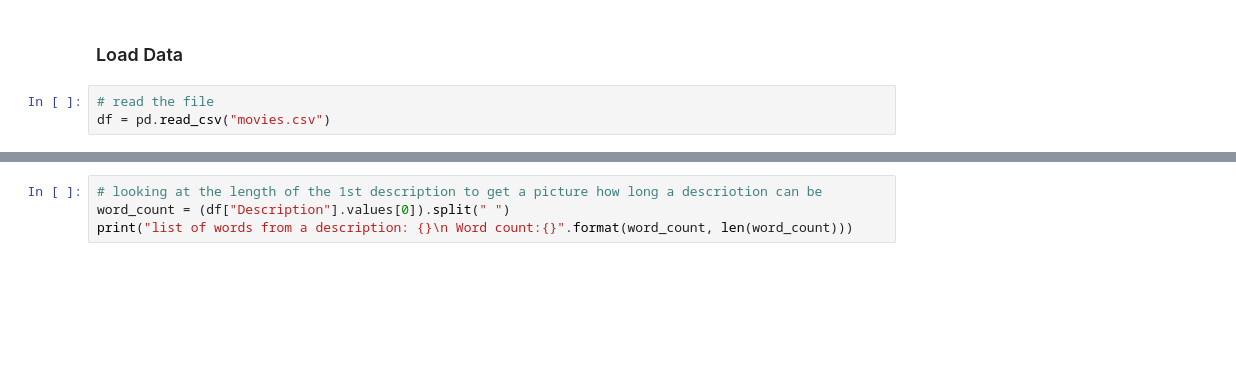
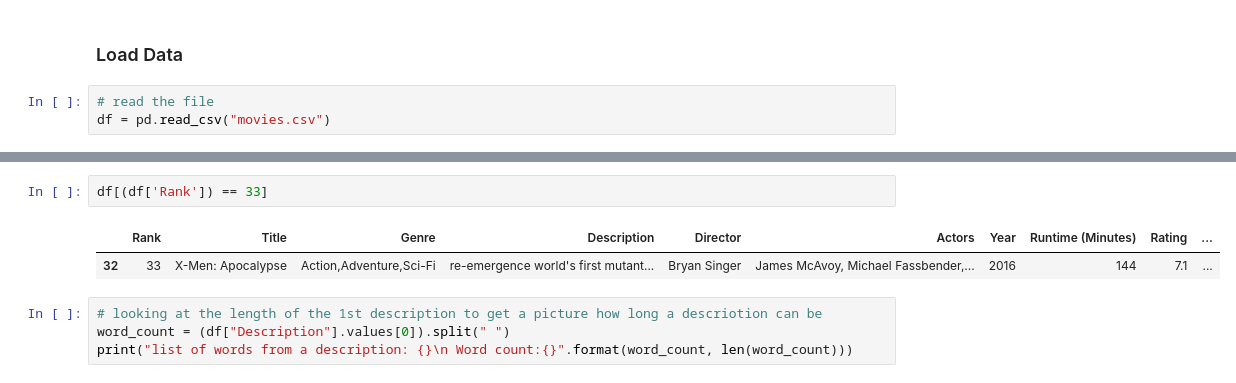
Before and after one commit to jamiejamiebobamie/DS-2.1-ML-Challenges, a Jupyter notebook: final_project/classifying_movie_genres.ipynb, the cells around one changed output, grey strips where cells are left out. Drawn from its saved outputs; the diff is of its cells as text; blank space fills up the shorter version.

```diff
--- a/final_project/classifying_movie_genres.ipynb
+++ b/final_project/classifying_movie_genres.ipynb
@@ -71,3 +57,8 @@ df.head(10)
+# %%
+df[(df['Rank']) == 33]
+# %% [output]
+|  | Rank | Title | Genre | Description | Director | Actors | Year | Runtime (Minutes) | Rating | ... |
+| 32 | 33 | X-Men: Apocalypse | Action,Adventure,Sci-Fi | re-emergence world's first mutant... | Bryan Singer | James McAvoy, Michael Fassbender,... | 2016 | 144 | 7.1 | ... |
 # %%
 # looking at the length of the 1st description to get a picture how long a descriotion can be
 word_count = (df["Description"].values[0]).split(" ")
```
Also changed, not shown: parts of 14 cells of this notebook.
